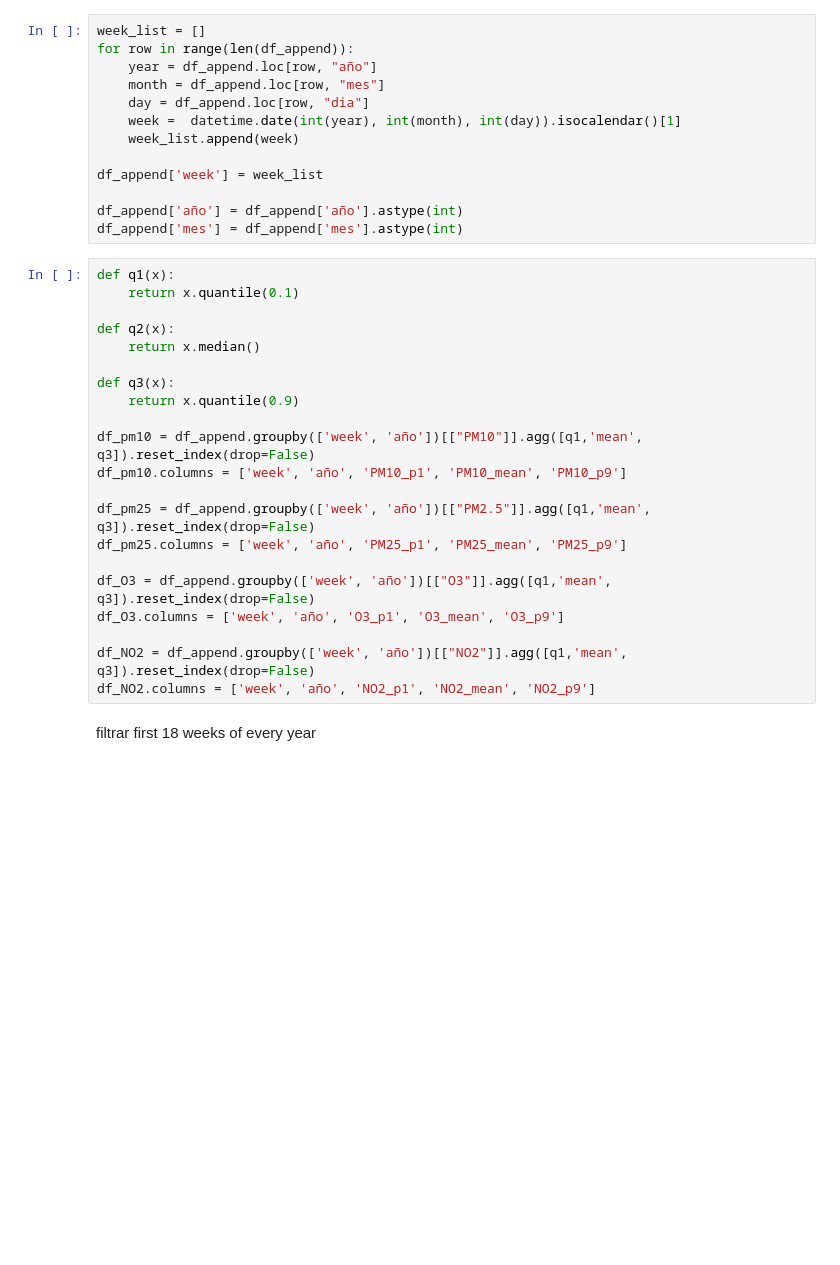
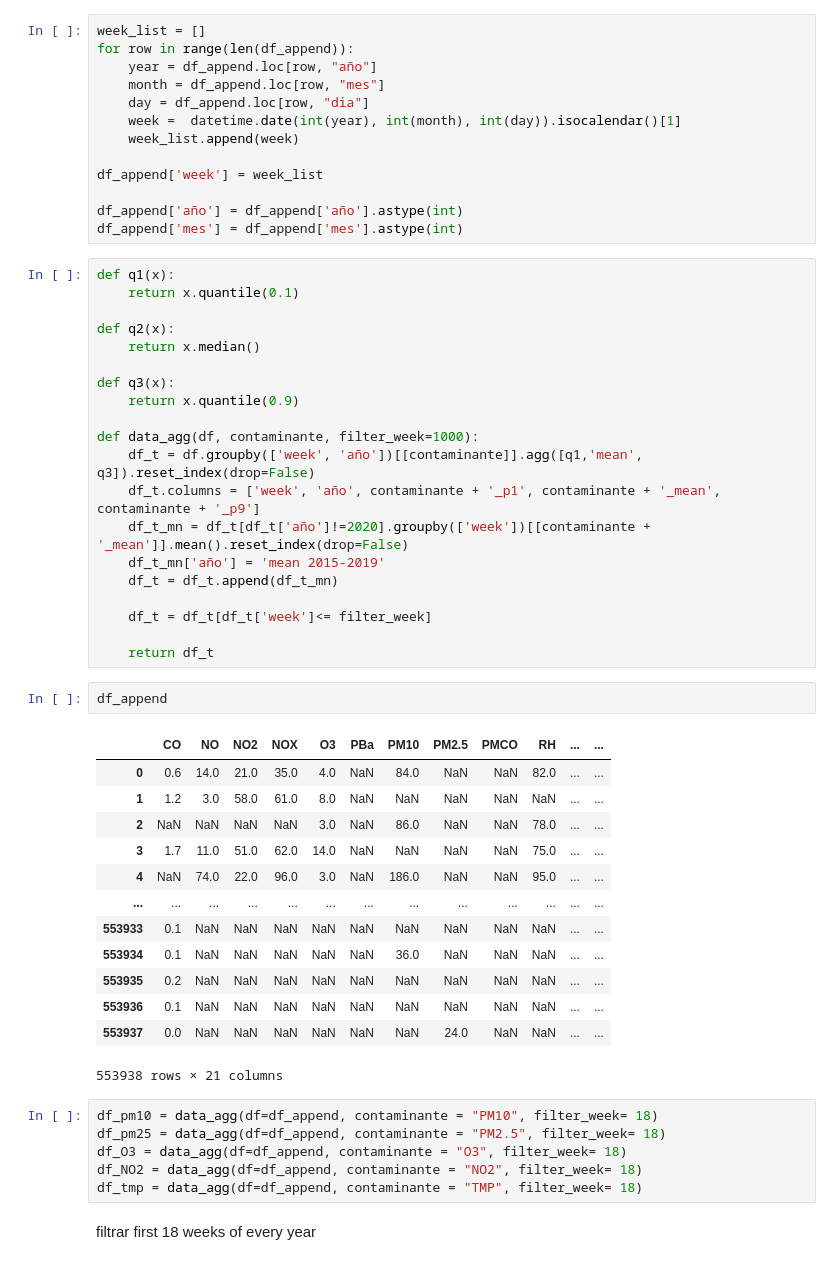
Before and after one commit to DanielBustillos/pollution_COVID_CDMX, a Jupyter notebook: analysis_pollution_level.ipynb, the cells around one changed output. Drawn from its saved outputs; the diff is of its cells as text; blank space fills up the shorter version.

```diff
--- a/analysis_pollution_level.ipynb
+++ b/analysis_pollution_level.ipynb
@@ -160,16 +171,37 @@ def q2(x):
 def q3(x):
     return x.quantile(0.9)
 
-df_pm10 = df_append.groupby(['week', 'año'])[["PM10"]].agg([q1,'mean', q3]).reset_index(drop=False)
-df_pm10.columns = ['week', 'año', 'PM10_p1', 'PM10_mean', 'PM10_p9']
+def data_agg(df, contaminante, filter_week=1000):
+    df_t = df.groupby(['week', 'año'])[[contaminante]].agg([q1,'mean', q3]).reset_index(drop=False)
+    df_t.columns = ['week', 'año', contaminante + '_p1', contaminante + '_mean', contaminante + '_p9']
+    df_t_mn = df_t[df_t['año']!=2020].groupby(['week'])[[contaminante + '_mean']].mean().reset_index(drop=False)
+    df_t_mn['año'] = 'mean 2015-2019'
+    df_t = df_t.append(df_t_mn)
 
-df_pm25 = df_append.groupby(['week', 'año'])[["PM2.5"]].agg([q1,'mean', q3]).reset_index(drop=False)
-df_pm25.columns = ['week', 'año', 'PM25_p1', 'PM25_mean', 'PM25_p9']
+    df_t = df_t[df_t['week']<= filter_week]
 
-df_O3 = df_append.groupby(['week', 'año'])[["O3"]].agg([q1,'mean', q3]).reset_index(drop=False)
-df_O3.columns = ['week', 'año', 'O3_p1', 'O3_mean', 'O3_p9']
-
-df_NO2 = df_append.groupby(['week', 'año'])[["NO2"]].agg([q1,'mean', q3]).reset_index(drop=False)
-df_NO2.columns = ['week', 'año', 'NO2_p1', 'NO2_mean', 'NO2_p9']
+    return df_t
+# %%
+df_append
+# %% [output]
+|  | CO | NO | NO2 | NOX | O3 | PBa | PM10 | PM2.5 | PMCO | RH | ... | ... |
+| 0 | 0.6 | 14.0 | 21.0 | 35.0 | 4.0 | NaN | 84.0 | NaN | NaN | 82.0 | ... | ... |
+| 1 | 1.2 | 3.0 | 58.0 | 61.0 | 8.0 | NaN | NaN | NaN | NaN | NaN | ... | ... |
+| 2 | NaN | NaN | NaN | NaN | 3.0 | NaN | 86.0 | NaN | NaN | 78.0 | ... | ... |
+| 3 | 1.7 | 11.0 | 51.0 | 62.0 | 14.0 | NaN | NaN | NaN | NaN | 75.0 | ... | ... |
+| 4 | NaN | 74.0 | 22.0 | 96.0 | 3.0 | NaN | 186.0 | NaN | NaN | 95.0 | ... | ... |
+| ... | ... | ... | ... | ... | ... | ... | ... | ... | ... | ... | ... | ... |
+| 553933 | 0.1 | NaN | NaN | NaN | NaN | NaN | NaN | NaN | NaN | NaN | ... | ... |
+| 553934 | 0.1 | NaN | NaN | NaN | NaN | NaN | 36.0 | NaN | NaN | NaN | ... | ... |
+| 553935 | 0.2 | NaN | NaN | NaN | NaN | NaN | NaN | NaN | NaN | NaN | ... | ... |
+| 553936 | 0.1 | NaN | NaN | NaN | NaN | NaN | NaN | NaN | NaN | NaN | ... | ... |
+| 553937 | 0.0 | NaN | NaN | NaN | NaN | NaN | NaN | 24.0 | NaN | NaN | ... | ... |
+553938 rows × 21 columns
+# %%
+df_pm10 = data_agg(df=df_append, contaminante = "PM10", filter_week= 18)
+df_pm25 = data_agg(df=df_append, contaminante = "PM2.5", filter_week= 18)
+df_O3 = data_agg(df=df_append, contaminante = "O3", filter_week= 18)
+df_NO2 = data_agg(df=df_append, contaminante = "NO2", filter_week= 18)
+df_tmp = data_agg(df=df_append, contaminante = "TMP", filter_week= 18)
 # %% [markdown]
 filtrar first 18 weeks of every year
```
Also changed, not shown: parts of 11 cells of this notebook, 10 other files.
